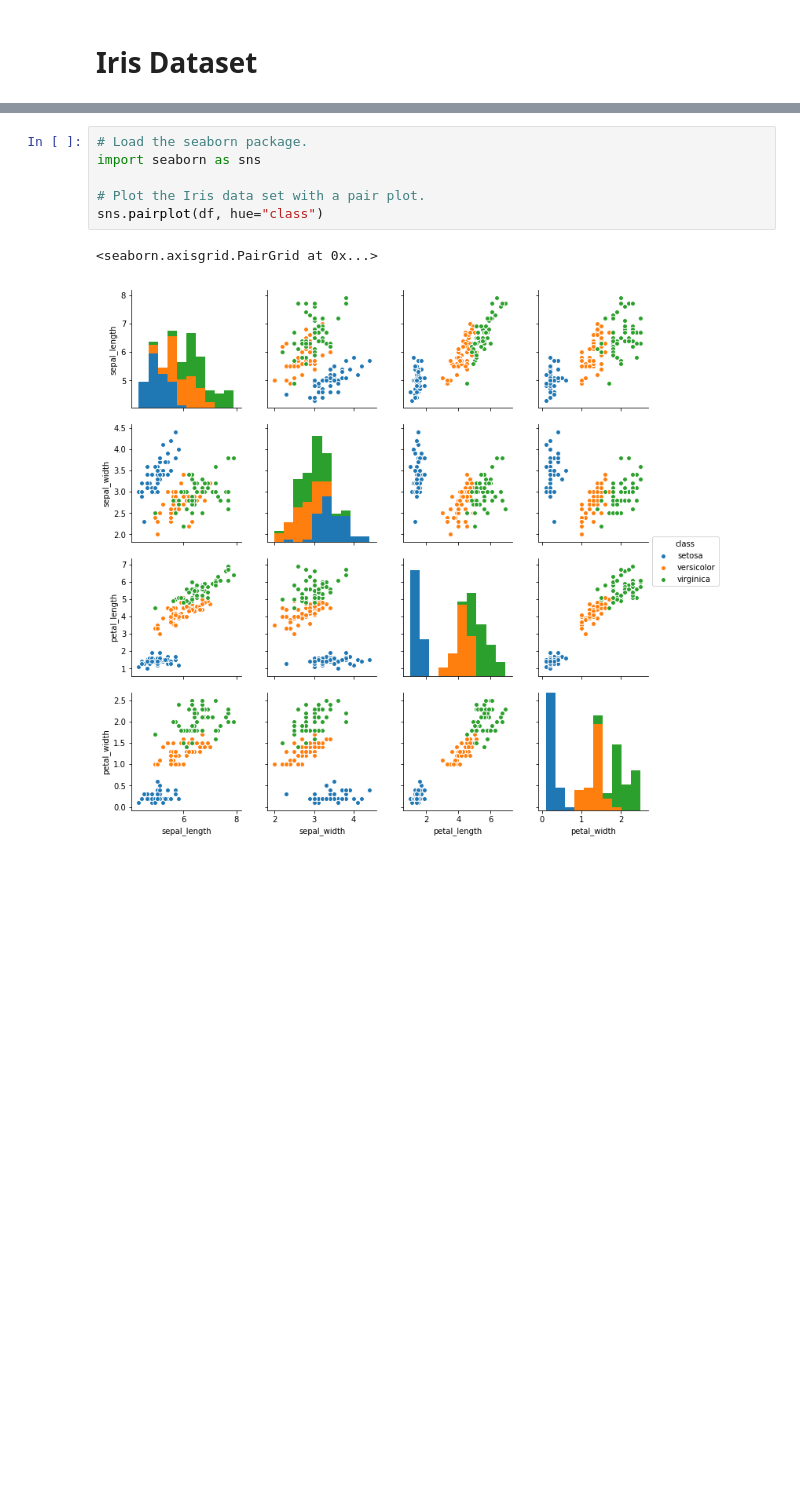
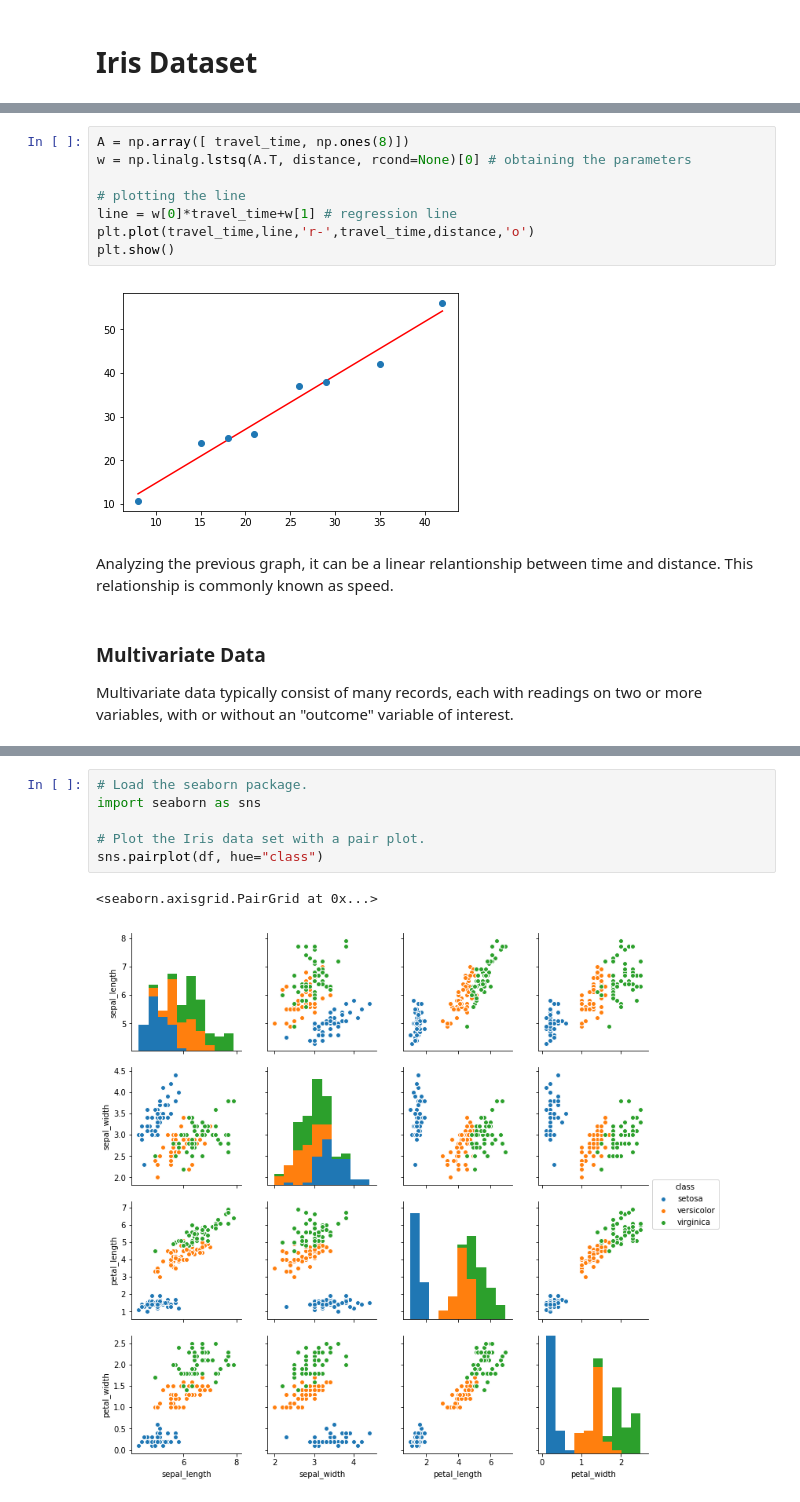
Before and after one commit to cadel560x/EmergingTechAssignments, a Jupyter notebook: iris-dataset.ipynb, the cells around one changed output, grey strips where cells are left out. Cells and saved outputs as stored; diff of their text form; blank space fills up the shorter version.

```diff
--- a/iris-dataset.ipynb
+++ b/iris-dataset.ipynb
@@ -15 +68,18 @@ import sklearn.model_selection as mod
+# %%
+A = np.array([ travel_time, np.ones(8)])
+w = np.linalg.lstsq(A.T, distance, rcond=None)[0] # obtaining the parameters
+
+# plotting the line
+line = w[0]*travel_time+w[1] # regression line
+plt.plot(travel_time,line,'r-',travel_time,distance,'o')
+plt.show()
+# %% [output]
+[figure, added]
+# %% [markdown]
+Analyzing the previous graph, it can be a linear relantionship between time and distance. This relationship is commonly known as speed.
+# %% [markdown]
+
+
+### Multivariate Data
+Multivariate data typically consist of many records, each with readings on two or more variables, with or without an "outcome" variable of interest.
 # %%
```
Also changed, not shown: parts of 12 cells of this notebook, 1 other file.
